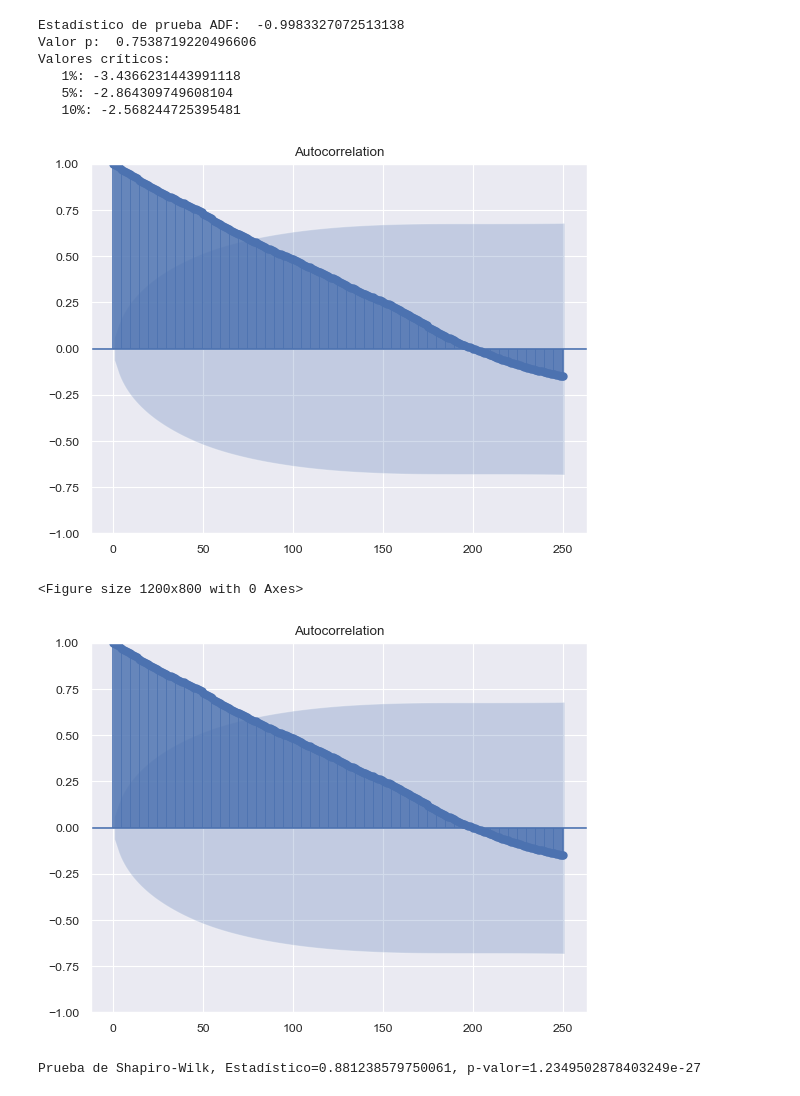
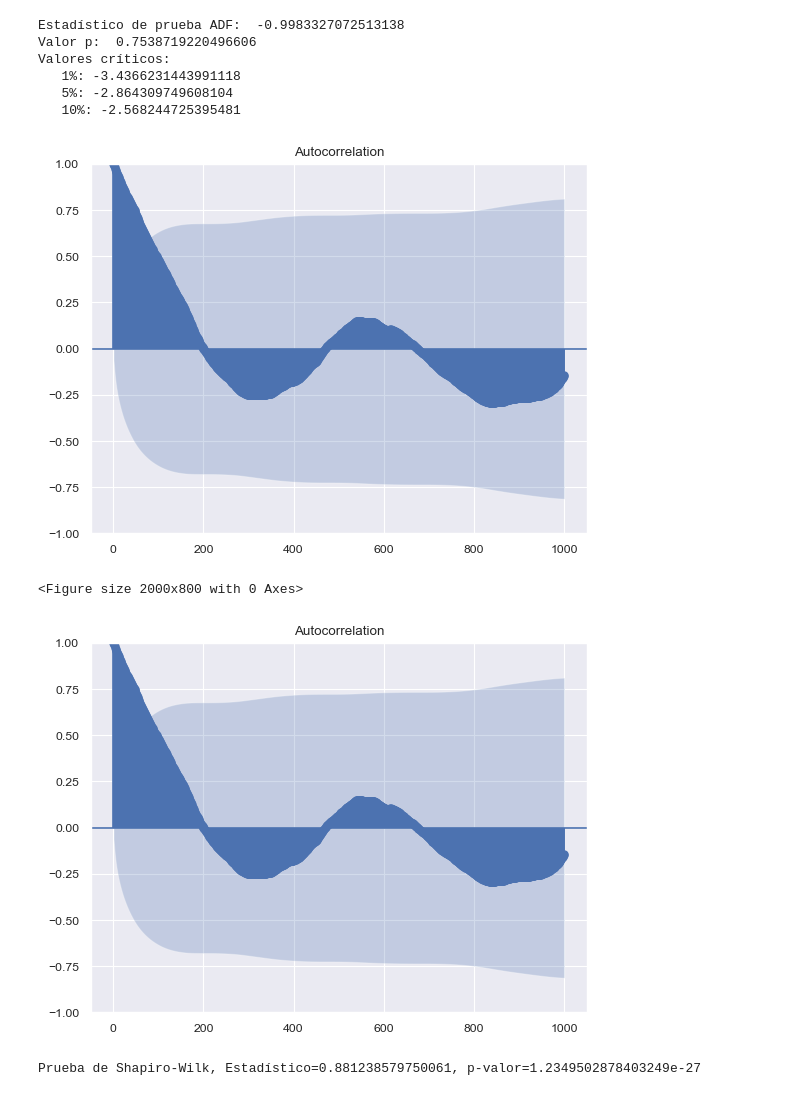
Before and after one commit to juanes213/MachineLearning_Project, a Jupyter notebook: futuros_eda.ipynb, the cells around one changed output. Cells and saved outputs as stored; diff of their text form; code cells hidden in the pictures.

Commit message:
Changes to the EDA and Dash
Se agregaron algunos graficos al EDA y algunos cambios al Dash en la parte visual.

```diff
--- a/futuros_eda.ipynb
+++ b/futuros_eda.ipynb
@@ -130,0 +170,18 @@ plt.show()
+# %%
+periodos = [13,21,55]
+for periodo in periodos:
+    datos_historicos['SMA_' + str(periodo)] = datos_historicos['Close'].rolling(window=periodo).mean()
+
+# Graficar los precios de cierre y las SMAs
+plt.figure(figsize=(12, 6))
+plt.plot(datos_historicos.index, datos_historicos['Close'], label='Precio de Cierre', color='blue')
+
+for periodo in periodos:
+    plt.plot(datos_historicos.index, datos_historicos['SMA_' + str(periodo)], label='SMA ({} días)'.format(periodo))
+
+plt.title('Gráfico de Precio de Cierre y SMAs para {}'.format(simbolo))
+plt.xlabel('Fecha')
+plt.ylabel('Precio')
+plt.legend()
+plt.grid(True)
+plt.show()
@@ -130,0 +190,22 @@ plt.show()
+# %%
+# Calcular las bandas de Bollinger
+ventana = 20  # ventana de tiempo para el promedio móvil
+datos_historicos['SMA'] = datos_historicos['Close'].rolling(window=ventana).mean()
+datos_historicos['STD'] = datos_historicos['Close'].rolling(window=ventana).std()
+datos_historicos['Upper'] = datos_historicos['SMA'] + (datos_historicos['STD'] * 2)
+datos_historicos['Lower'] = datos_historicos['SMA'] - (datos_historicos['STD'] * 2)
+
+# Crear la gráfica
+plt.figure(figsize=(14,7))
+plt.plot(datos_historicos['Close'], label='Precio de cierre', color='blue')
+plt.plot(datos_historicos['SMA'], label='Media móvil (20 días)', color='orange')
+plt.plot(datos_historicos['Upper'], label='Banda superior', color='red', linestyle='--')
+plt.plot(datos_historicos['Lower'], label='Banda inferior', color='green', linestyle='--')
+
+# Agregar detalles a la gráfica
+plt.title('Gráfico de Bollinger Bands para {}'.format(simbolo))
+plt.xlabel('Fecha')
+plt.ylabel('Precio')
+plt.legend()
+plt.grid(True)
+plt.show()
@@ -143,12 +226,12 @@ Valores críticos:
    5%: -2.864309749608104
    10%: -2.568244725395481
 # %%
-plt.figure(figsize=(12,8))
-plot_acf(datos_historicos['Close'], lags=250)
+plt.figure(figsize=(20,8))
+plot_acf(datos_historicos['Close'], lags=1000)
 # %% [output]
-[figure, old version]
+[figure, new version]
-<Figure size 1200x800 with 0 Axes>
+<Figure size 2000x800 with 0 Axes>
-[figure, old version]
+[figure, new version]
 # %%
 datos_historicos['Retornos'] = datos_historicos['Close'].pct_change()
 
```
Also changed, not shown: parts of 6 cells of this notebook, 1 other file.
